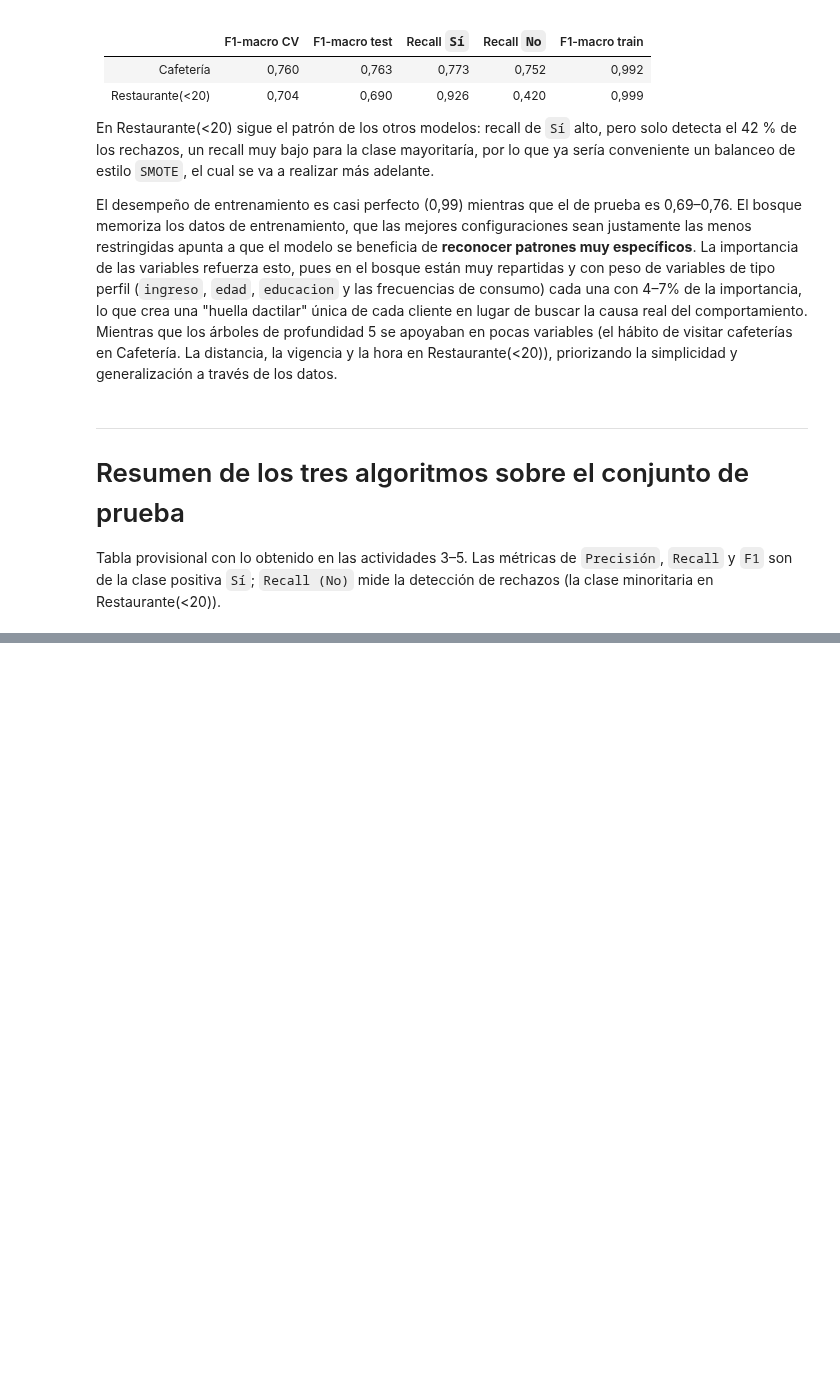
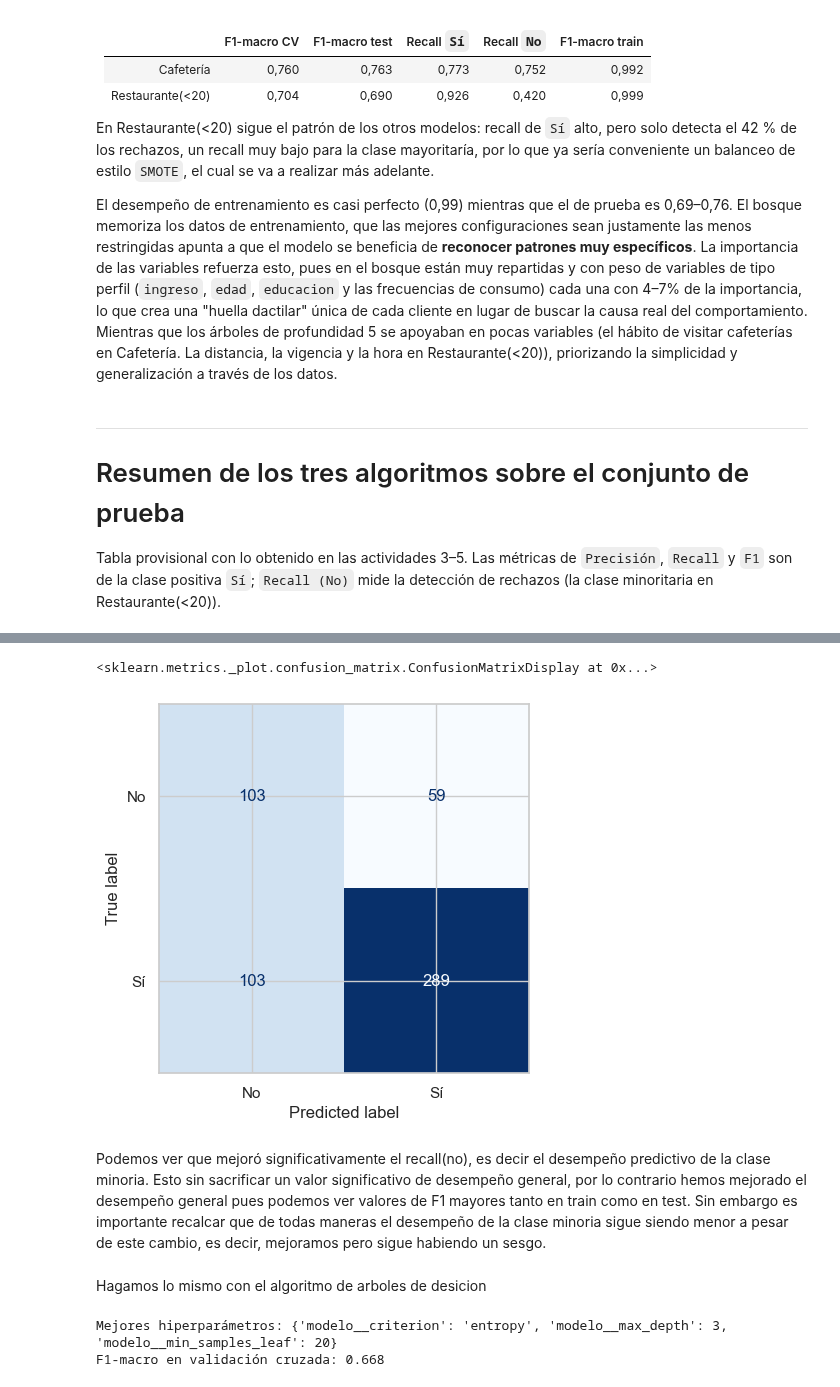
Before and after one commit to Fercho0506/LABS_MACHINE, a Jupyter notebook: LAB_3/lab_3.ipynb, the cells around one changed output, grey strips where cells are left out. Saved outputs shown, nothing was run; the diff lists cells and outputs as text; code cells hidden in the pictures; blank space fills up the shorter version.

Commit message:
hecho todo?

```diff
--- a/LAB_3/lab_3.ipynb
+++ b/LAB_3/lab_3.ipynb
@@ -955,0 +988,20 @@ plt.tight_layout(); plt.show()
+# %%
+from imblearn.pipeline import Pipeline as ImbPipeline
+from imblearn.over_sampling import SMOTE
+
+datos_restaurante=datos_modelo['Restaurante(<20)']
+
+#necesitamos balancear las clases para el cupón restaurante(<20) y lo haremos con SMOTE
+smote_rl_pipeline=ImbPipeline([
+    ('preparar', preparador),
+    ('preprocesador', construir_preprocesador(escalar=True, ohe_drop='first')),
+    ('smote', SMOTE(random_state=42)),
+    ('modelo', LogisticRegression(max_iter=2000, random_state=42))
+])#todo el pipeline es igual al de regresion logistica pero se le agrega el paso de smote para balancear las clases
+
+smote_rl_param_grid = GridSearchCV(smote_rl_pipeline, param_grid_rl, cv=cv10, scoring='f1_macro', n_jobs=-1, refit=True)
+
+smote_rl_param_grid.fit(datos_restaurante['X_train'], datos_restaurante['y_train'])
+
+print("Mejores hiperparámetros:", smote_rl_param_grid.best_params_)
+print(f"F1-macro en validación cruzada: {smote_rl_param_grid.best_score_:.3f}")
@@ -955,0 +1011,21 @@ plt.tight_layout(); plt.show()
+# %%
+#veamos el desempeño de este nuevo modelo balanceado con SMOTE en el conjunto de train y de test
+smote_rl_predictions = smote_rl_param_grid.predict(datos_restaurante['X_test'])
+metricas_restaurante_smote_test = metricas(datos_restaurante['y_test'], smote_rl_predictions)
+metricas_restaurante_smote_train=metricas(datos_restaurante['y_train'], smote_rl_param_grid.predict(datos_restaurante['X_train']))
+#hagamos una tabla con las métricas de desempeño del modelo original y del modelo balanceado con SMOTE para el cupón restaurante(<20)
+metricas_restaurante_original = resultados[('Regresión logística', 'Restaurante(<20)')]['test']
+metricas_restaurante_original_train = resultados[('Regresión logística', 'Restaurante(<20)')]['train']
+tabla_metricas_restaurante = pd.DataFrame({
+    'Métricas': list(metricas_restaurante_original.keys()),
+    'Original Train': list(metricas_restaurante_original_train.values()),
+    'Original Test': list(metricas_restaurante_original.values()),
+    'SMOTE Train': list(metricas_restaurante_smote_train.values()),
+    'SMOTE Test': list(metricas_restaurante_smote_test.values())
+}).set_index('Métricas').round(3)
+
+#guardemos los resultados del smote para analizar despues
+smote_rl_test=metricas_restaurante_smote_test.copy()
+smote_rl_train=metricas_restaurante_smote_train.copy()
+
+tabla_metricas_restaurante
@@ -955,0 +1041,28 @@ plt.tight_layout(); plt.show()
+# %%
+#grafiquemos la matriz de confusión del modelo balanceado con SMOTE para el cupón restaurante(<20)
+ConfusionMatrixDisplay.from_predictions(datos_restaurante['y_test'], smote_rl_predictions,
+                                        display_labels=['No', 'Sí'], cmap='Blues', colorbar=False)
+# %% [output]
+<sklearn.metrics._plot.confusion_matrix.ConfusionMatrixDisplay at 0x...>
+[figure, added]
+# %% [markdown]
+Podemos ver que mejoró significativamente el recall(no), es decir el desempeño predictivo de la clase minoria. Esto sin sacrificar un valor significativo de desempeño general, por lo contrario hemos mejorado el desempeño general pues podemos ver valores de F1 mayores tanto en train como en test. Sin embargo es importante recalcar que de todas maneras el desempeño de la clase minoria sigue siendo menor a pesar de este cambio, es decir, mejoramos pero sigue habiendo un sesgo.
+# %% [markdown]
+Hagamos lo mismo con el algoritmo de arboles de desicion
+# %%
+#ahora hagamos SMOTE para arboles de descion
+smote_arbol_pipeline=ImbPipeline([
+    ('preparar', preparador),
+    ('preprocesador', construir_preprocesador(escalar=False, ohe_drop=None)),
+    ('smote', SMOTE(random_state=42)),
+    ('modelo', DecisionTreeClassifier(random_state=42))
+])
+
+smote_arbol_param_grid = GridSearchCV(smote_arbol_pipeline, param_grid_arbol, cv=cv10, scoring='f1_macro', n_jobs=-1, refit=True)
+smote_arbol_param_grid.fit(datos_restaurante['X_train'], datos_restaurante['y_train'])
+
+print("Mejores hiperparámetros:", smote_arbol_param_grid.best_params_)
+print(f"F1-macro en validación cruzada: {smote_arbol_param_grid.best_score_:.3f}")
+# %% [output]
+Mejores hiperparámetros: {'modelo__criterion': 'entropy', 'modelo__max_depth': 3, 'modelo__min_samples_leaf': 20}
+F1-macro en validación cruzada: 0.668
```
Also changed, not shown: parts of 42 cells of this notebook, 1 other file.
